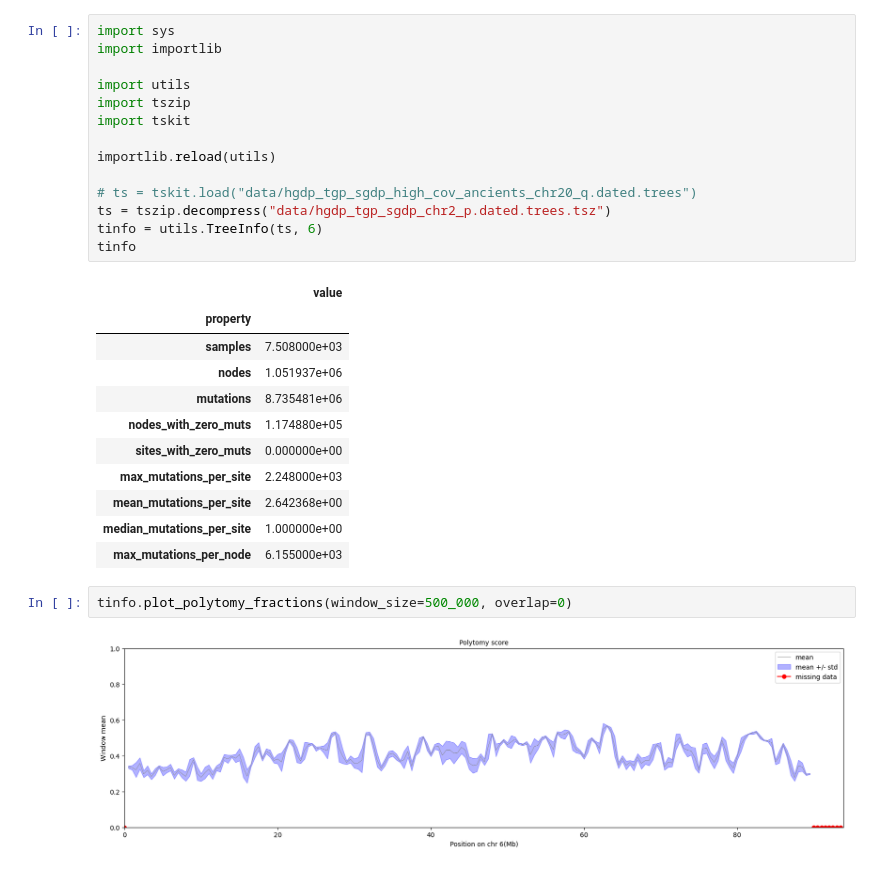
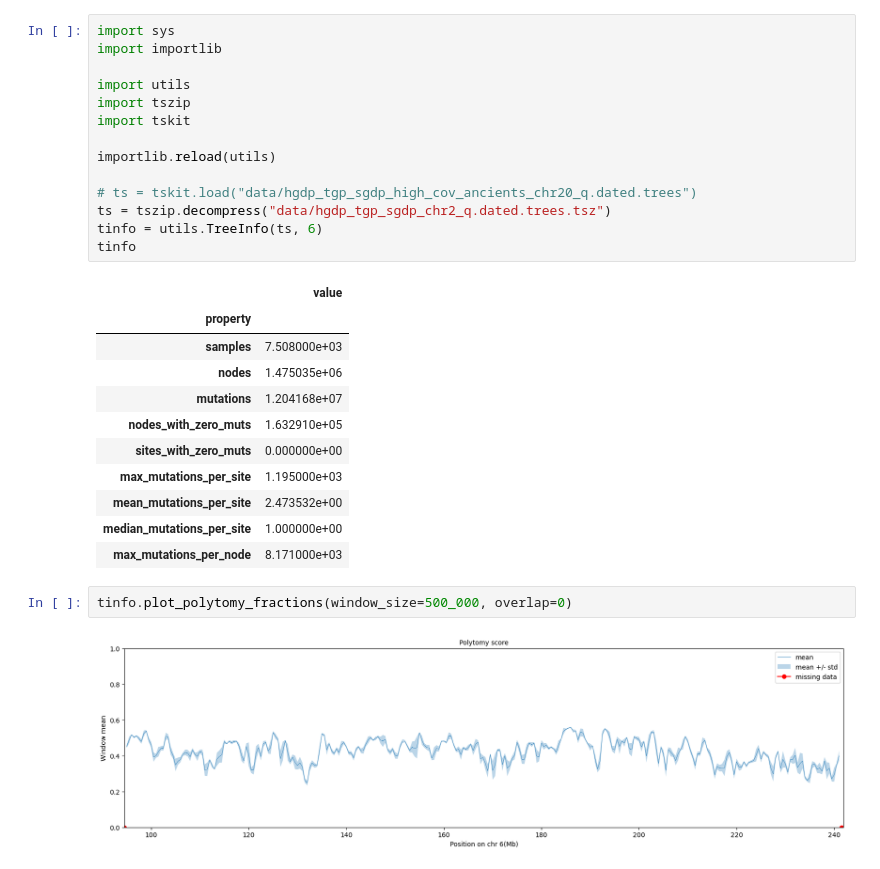
Before and after one commit to tskit-dev/tsbrowse, a Jupyter notebook: qc-template.ipynb, the cells around one changed output. Drawn from its saved outputs; the diff is of its cells as text.

```diff
--- a/qc-template.ipynb
+++ b/qc-template.ipynb
@@ -1,33 +1,33 @@
 # %%
 import sys
 import importlib
 
 import utils
 import tszip
 import tskit
 
 importlib.reload(utils)
 
 # ts = tskit.load("data/hgdp_tgp_sgdp_high_cov_ancients_chr20_q.dated.trees")
-ts = tszip.decompress("data/hgdp_tgp_sgdp_chr2_p.dated.trees.tsz")
+ts = tszip.decompress("data/hgdp_tgp_sgdp_chr2_q.dated.trees.tsz")
 tinfo = utils.TreeInfo(ts, 6)
 tinfo
 # %% [output]
 |  | value |
 | property |  |
 | samples | 7.508000e+03 |
-| nodes | 1.051937e+06 |
-| mutations | 8.735481e+06 |
-| nodes_with_zero_muts | 1.174880e+05 |
+| nodes | 1.475035e+06 |
+| mutations | 1.204168e+07 |
+| nodes_with_zero_muts | 1.632910e+05 |
 | sites_with_zero_muts | 0.000000e+00 |
-| max_mutations_per_site | 2.248000e+03 |
-| mean_mutations_per_site | 2.642368e+00 |
+| max_mutations_per_site | 1.195000e+03 |
+| mean_mutations_per_site | 2.473532e+00 |
 | median_mutations_per_site | 1.000000e+00 |
-| max_mutations_per_node | 6.155000e+03 |
+| max_mutations_per_node | 8.171000e+03 |
 # %%
 tinfo.plot_polytomy_fractions(window_size=500_000, overlap=0)
 # %% [output]
-[figure, old version]
+[figure, new version]
 # %%
 tinfo.plot_mutations_per_site_distribution()
 # %% [output]
```
Also changed, not shown: parts of 5 cells of this notebook, 1 other file.
